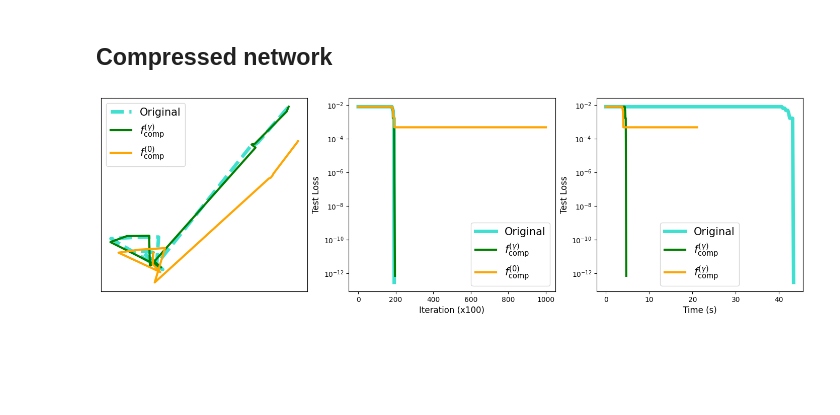
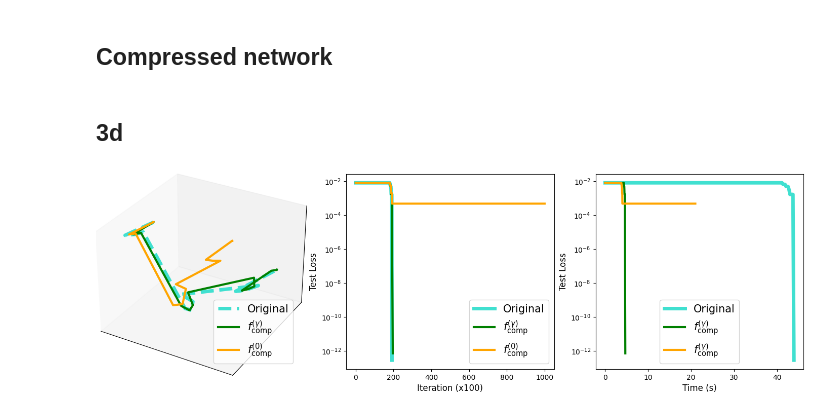
Before and after one commit to cjyaras/law-of-parsimony, a Jupyter notebook: fig_equiv_traj_mc.ipynb, the cells around one changed output. Saved outputs shown, nothing was run; the diff lists cells and outputs as text; code cells hidden in the pictures; blank space fills up the shorter version.

```diff
--- a/fig_equiv_traj_mc.ipynb
+++ b/fig_equiv_traj_mc.ipynb
@@ -47,7 +47,7 @@ init_weights = init_net_orth(
 )
 
 step_size = 5e3
-n_outer_loops = 1000
+n_outer_loops = 5000
 n_inner_loops = 100
 # %%
 tol = 1e-10
@@ -104,3 +102,5 @@ no_dlr_weights = no_dlr_result['weights'][:300]
 orig_end_to_end = [compute_end_to_end(w).reshape(-1) for w in orig_weights]
 comp_end_to_end = [compute_end_to_end(w).reshape(-1) for w in comp_weights]
 no_dlr_end_to_end = [compute_end_to_end(w).reshape(-1) for w in no_dlr_weights]
+# %% [markdown]
+## 3d
@@ -107,36 +109,43 @@ no_dlr_end_to_end = [compute_end_to_end(w).reshape(-1) for w in no_dlr_weights]
 # %%
-A = jnp.linalg.svd(generate_data(key=PRNGKey(1), shape=(2, d*d)), full_matrices=False)[2]
+A = jnp.linalg.svd(generate_data(key=PRNGKey(21), shape=(3, d*d)), full_matrices=False)[2]
 # %%
 red_orig_end_to_end = jnp.array([A @ w for w in orig_end_to_end])
 red_comp_end_to_end = jnp.array([A @ w for w in comp_end_to_end])
 red_no_dlr_end_to_end = jnp.array([A @ w for w in no_dlr_end_to_end])
 # %%
-fig, axes = plt.subplots(ncols=3, figsize=(18, 5))
+fig = plt.figure(figsize=(18, 5))
 
-axes[0].plot(red_orig_end_to_end[:, 0], red_orig_end_to_end[:, 1], linewidth=5, c='turquoise', linestyle='--', label='Original')
-axes[0].plot(red_comp_end_to_end[:, 0], red_comp_end_to_end[:, 1], linewidth=3, c='green', linestyle='-', label=r'$f^{(\gamma)}_{\mathrm{comp}}$')
-axes[0].plot(red_no_dlr_end_to_end[:, 0], red_no_dlr_end_to_end[:, 1], linewidth=3, c='orange', linestyle='-', label=r'$f^{(0)}_{\mathrm{comp}}$')
-axes[0].xaxis.set_tick_params(labelbottom=False)
-axes[0].yaxis.set_tick_params(labelleft=False)
-axes[0].set_xticks([])
-axes[0].set_yticks([])
-axes[0].legend(fontsize=15)
+ax = fig.add_subplot(131, projection='3d')
 
-axes[1].semilogy(orig_result['test_loss'], linewidth=5, c='turquoise', label='Original')
-axes[1].semilogy(comp_result['test_loss'], linewidth=3, c='green', label=r'$f^{(\gamma)}_{\mathrm{comp}}$')
-axes[1].semilogy(no_dlr_result['test_loss'], linewidth=3, c='orange', label=r'$f^{(0)}_{\mathrm{comp}}$')
-axes[1].set_xlabel('Iteration (x100)', fontsize=12)
-axes[1].set_ylabel('Test Loss', fontsize=12)
-axes[1].legend(fontsize=15)
+ax.plot(red_orig_end_to_end[:, 0], red_orig_end_to_end[:, 1], red_orig_end_to_end[:, 2], linewidth=5, c='turquoise', linestyle='--', label='Original')
+ax.plot(red_comp_end_to_end[:, 0], red_comp_end_to_end[:, 1], red_comp_end_to_end[:, 2], linewidth=3, c='green', linestyle='-', label=r'$f^{(\gamma)}_{\mathrm{comp}}$')
+ax.plot(red_no_dlr_end_to_end[:, 0], red_no_dlr_end_to_end[:, 1], red_no_dlr_end_to_end[:, 2], linewidth=3, c='orange', linestyle='-', label=r'$f^{(0)}_{\mathrm{comp}}$')
+ax.xaxis.set_tick_params(labelbottom=False)
+ax.yaxis.set_tick_params(labelleft=False)
+ax.set_xticks([])
+ax.set_yticks([])
+ax.set_zticks([])
+ax.legend(fontsize=15)
+ax.set_box_aspect(None, zoom=1.2)
 
-axes[2].semilogy(orig_result['time'], orig_result['test_loss'], c='turquoise', linewidth=5, label='Original')
-axes[2].semilogy(comp_result['time'], comp_result['test_loss'], c='green', linewidth=3, label=r'$f^{(\gamma)}_{\mathrm{comp}}$')
-axes[2].semilogy(no_dlr_result['time'], no_dlr_result['test_loss'], c='orange', linewidth=3, label=r'$f^{(\gamma)}_{\mathrm{comp}}$')
-axes[2].set_xlabel('Time (s)', fontsize=12)
-axes[2].set_ylabel('Test Loss', fontsize=12)
-axes[2].legend(fontsize=15)
+ax = fig.add_subplot(132)
 
+ax.semilogy(orig_result['test_loss'], linewidth=5, c='turquoise', label='Original')
+ax.semilogy(comp_result['test_loss'], linewidth=3, c='green', label=r'$f^{(\gamma)}_{\mathrm{comp}}$')
+ax.semilogy(no_dlr_result['test_loss'], linewidth=3, c='orange', label=r'$f^{(0)}_{\mathrm{comp}}$')
+ax.set_xlabel('Iteration (x100)', fontsize=12)
+ax.set_ylabel('Test Loss', fontsize=12)
+ax.legend(fontsize=15)
+
+ax = fig.add_subplot(133)
+
+ax.semilogy(orig_result['time'], orig_result['test_loss'], c='turquoise', linewidth=5, label='Original')
+ax.semilogy(comp_result['time'], comp_result['test_loss'], c='green', linewidth=3, label=r'$f^{(\gamma)}_{\mathrm{comp}}$')
+ax.semilogy(no_dlr_result['time'], no_dlr_result['test_loss'], c='orange', linewidth=3, label=r'$f^{(\gamma)}_{\mathrm{comp}}$')
+ax.set_xlabel('Time (s)', fontsize=12)
+ax.set_ylabel('Test Loss', fontsize=12)
+ax.legend(fontsize=15)
 
 plt.savefig('figs/equiv_traj_mc.png', dpi=300, bbox_inches='tight')
 # %% [output]
-[figure, old version]
+[figure, new version]
```
Also changed, not shown: parts of 2 cells of this notebook, 5 other files.
